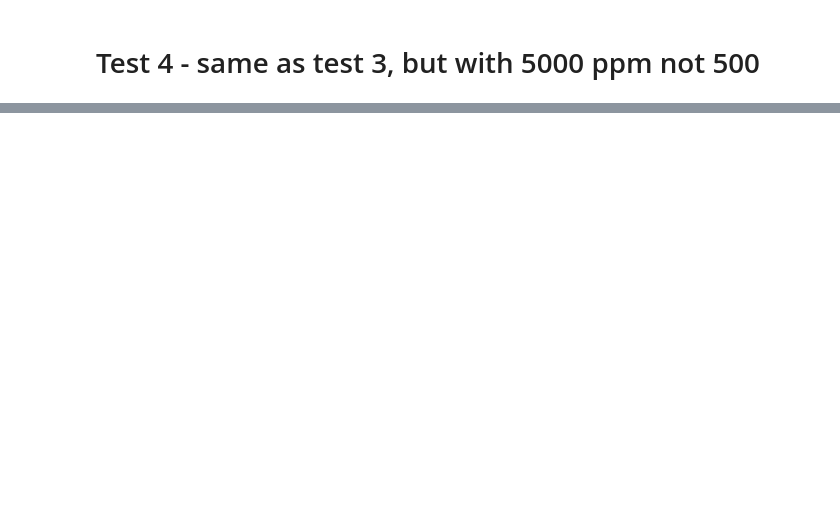
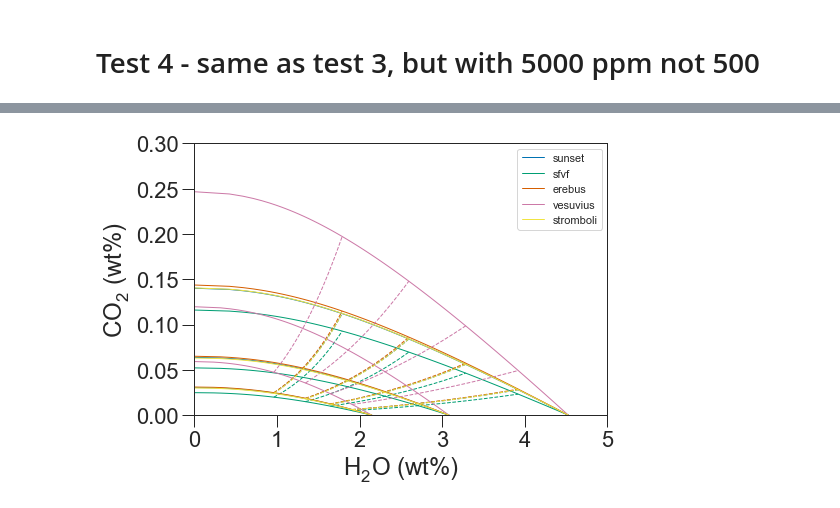
Before and after one commit to kaylai/VESIcal, a Jupyter notebook: Calibration/Testing/Testing_Allison_et_al_2019.ipynb, the cells around one changed output, grey strips where cells are left out. Saved outputs shown, nothing was run; the diff lists cells and outputs as text; code cells hidden in the pictures; blank space fills up the shorter version.

```diff
--- a/Calibration/Testing/Testing_Allison_et_al_2019.ipynb
+++ b/Calibration/Testing/Testing_Allison_et_al_2019.ipynb
@@ -204,0 +201,41 @@ ax1.legend(bbox_to_anchor=(1.1, 1.05))
+# %%
+sample = {'SiO2': 47.3,
+          'TiO2': 2.35,
+          'Al2O3': 14.17,
+          'FeO': 10.82,
+          'MnO': 0.17,
+          'MgO': 10.36,
+          'CaO': 9.94,
+          'Na2O': 3.52,
+          'K2O': 0.83,
+          'P2O5': 0.47,
+          'Cr2O3': 0.06,
+#           'CO2': 500*1e-4,
+#           'H2O': 2.0
+         }
+
+# mixed_model_Dixon_Allison.calculate_saturation_pressure(sample=sample,temperature=1200)
+ib, ip = mixed_model_Dixon_Allison.calculate_isobars_and_isopleths([500.0,1000.0,2000.0],[0,0.2,0.4,0.6,0.8,1.0],temperature=1200,sample=sample)
+ibs, ips = mixed_model_Dixon_Allison.calculate_isobars_and_isopleths([500.0,1000.0,2000.0],[0,0.2,0.4,0.6,0.8,1.0],temperature=1200,sample=sample,model_loc='sfvf')
+ibe, ipe = mixed_model_Dixon_Allison.calculate_isobars_and_isopleths([500.0,1000.0,2000.0],[0,0.2,0.4,0.6,0.8,1.0],temperature=1200,sample=sample,model_loc='erebus')
+ibv, ipv = mixed_model_Dixon_Allison.calculate_isobars_and_isopleths([500.0,1000.0,2000.0],[0,0.2,0.4,0.6,0.8,1.0],temperature=1200,sample=sample,model_loc='vesuvius')
+ibt, ipt = mixed_model_Dixon_Allison.calculate_isobars_and_isopleths([500.0,1000.0,2000.0],[0,0.2,0.4,0.6,0.8,1.0],temperature=1200,sample=sample,model_loc='stromboli')
+# %%
+f,a = plt.subplots(figsize=[7.4,5.0])
+ibfs = [ib,ibs,ibe,ibv,ibt]
+ipfs = [ip,ips,ipe,ipv,ipt]
+names = ['sunset','sfvf','erebus','vesuvius','stromboli']
+for i,ibf, ipf, name in zip(range(len(names)),ibfs,ipfs,names):
+    a.plot([-1,-1],[-1,-1],c='C'+str(i),lw=1,label=name)
+    for p in ibf.Pressure.unique():
+        a.plot(ibf[ibf.Pressure==p].H2O_liq,ibf[ibf.Pressure==p].CO2_liq,c='C'+str(i),lw=1)
+    for x in ip.XH2O_fl.unique():
+        a.plot(ipf[ipf.XH2O_fl==x].H2O_liq,ipf[ipf.XH2O_fl==x].CO2_liq,c='C'+str(i),ls='--',lw=1)
+a.set_xlim(0,5)
+a.set_ylim(0,0.3)
+a.legend(fontsize=11)
+a.set_xlabel(r'H$_2$O (wt%)')
+a.set_ylabel(r'CO$_2$ (wt%)')
+plt.show()
+# %% [output]
+[figure, added]
```
Also changed, not shown: parts of 9 cells of this notebook.
